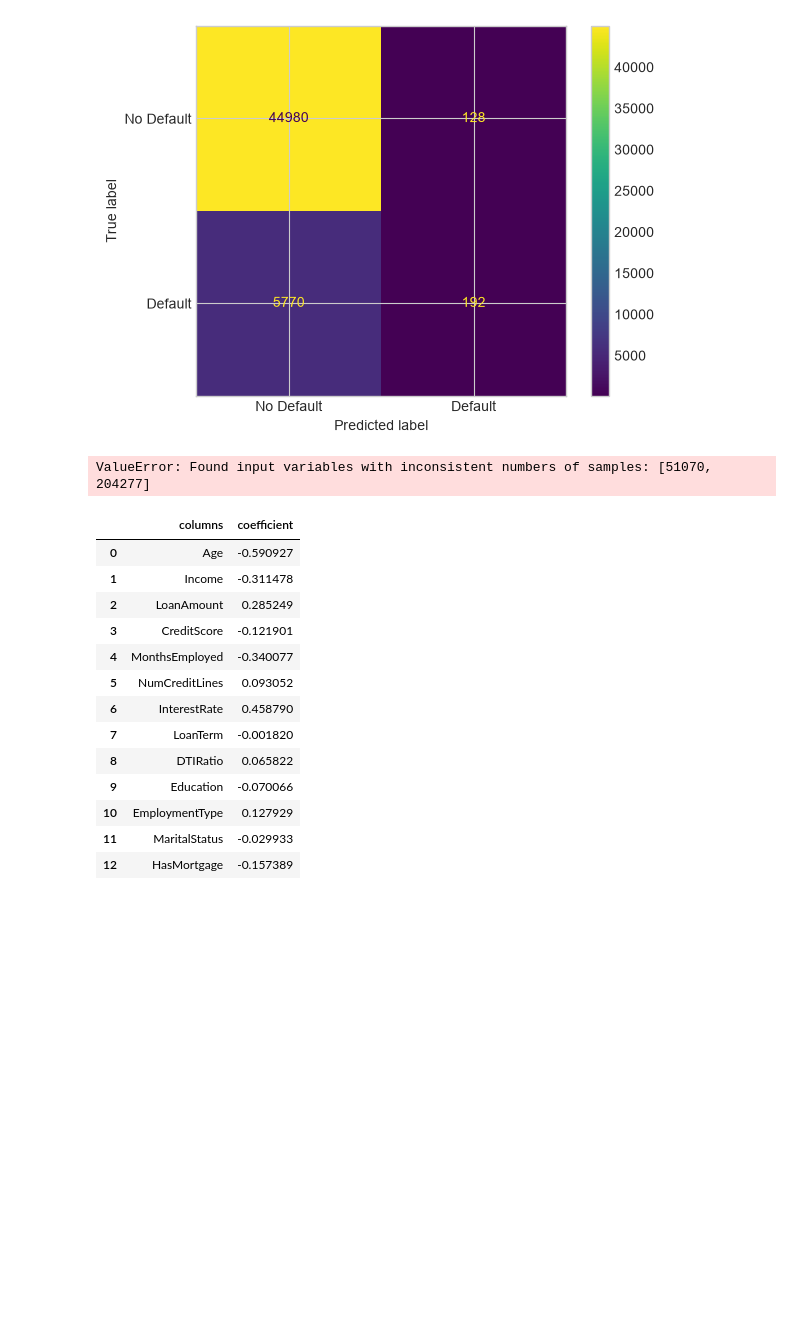
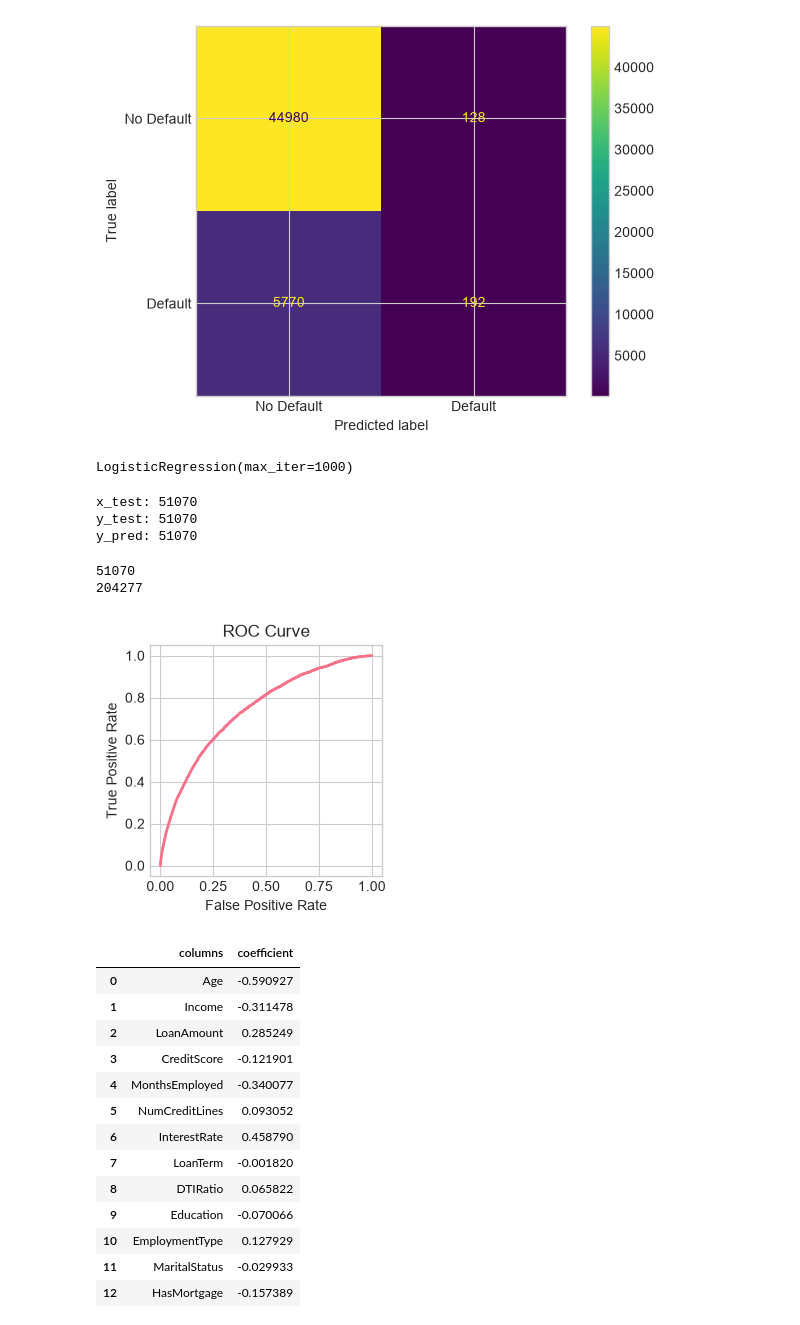
Before and after one commit to durgeshkumarsahu/Machine_learning, a Jupyter notebook: project 2.ipynb/loan project.ipynb, the cells around one changed output. Saved outputs shown, nothing was run; the diff lists cells and outputs as text; code cells hidden in the pictures; blank space fills up the shorter version.

```diff
--- a/project 2.ipynb/loan project.ipynb
+++ b/project 2.ipynb/loan project.ipynb
@@ -262,3 +262,9 @@ dis.plot()
 plt.show()
 # %% [output]
 [figure]
+# %%
+model = LogisticRegression(max_iter=1000)
+
+model.fit(x_train , y_train)
+# %% [output]
+LogisticRegression(max_iter=1000)
@@ -265,9 +273,31 @@ plt.show()
+# %%
+print("x_test:",len(x_test))
+print("y_test:",len(y_test))
+print("y_pred:",len(y_pred))
+# %% [output]
+x_test: 51070
+y_test: 51070
+y_pred: 51070
+# %%
+print(len(y_test))
+print(len(y_pred_proba))
+# %% [output]
+51070
+204277
+# %%
+y_pred_proba = model.predict_proba(x_test)[:, 1]
 # %%
-fpr, tpr, thresholds= roc_curve(y_test,y_pred_proba)
+fpr , tpr , threshold = roc_curve(y_test , y_pred_proba)
 plt.figure(figsize=(3,3))
-plt.plot(fpr, tpr,lw=2)
+plt.plot(fpr , tpr , lw=2)
+
+plt.xlabel("False Positive Rate")
+plt.ylabel("True Positive Rate")
+plt.title("ROC Curve")
+
+plt.show()
 # %% [output]
-ValueError: Found input variables with inconsistent numbers of samples: [51070, 204277]
+[figure, added]
 # %%
 coef_df=pd.DataFrame({
       'columns': x_train.columns,
```
Also changed, not shown: parts of 1 cell of this notebook.
